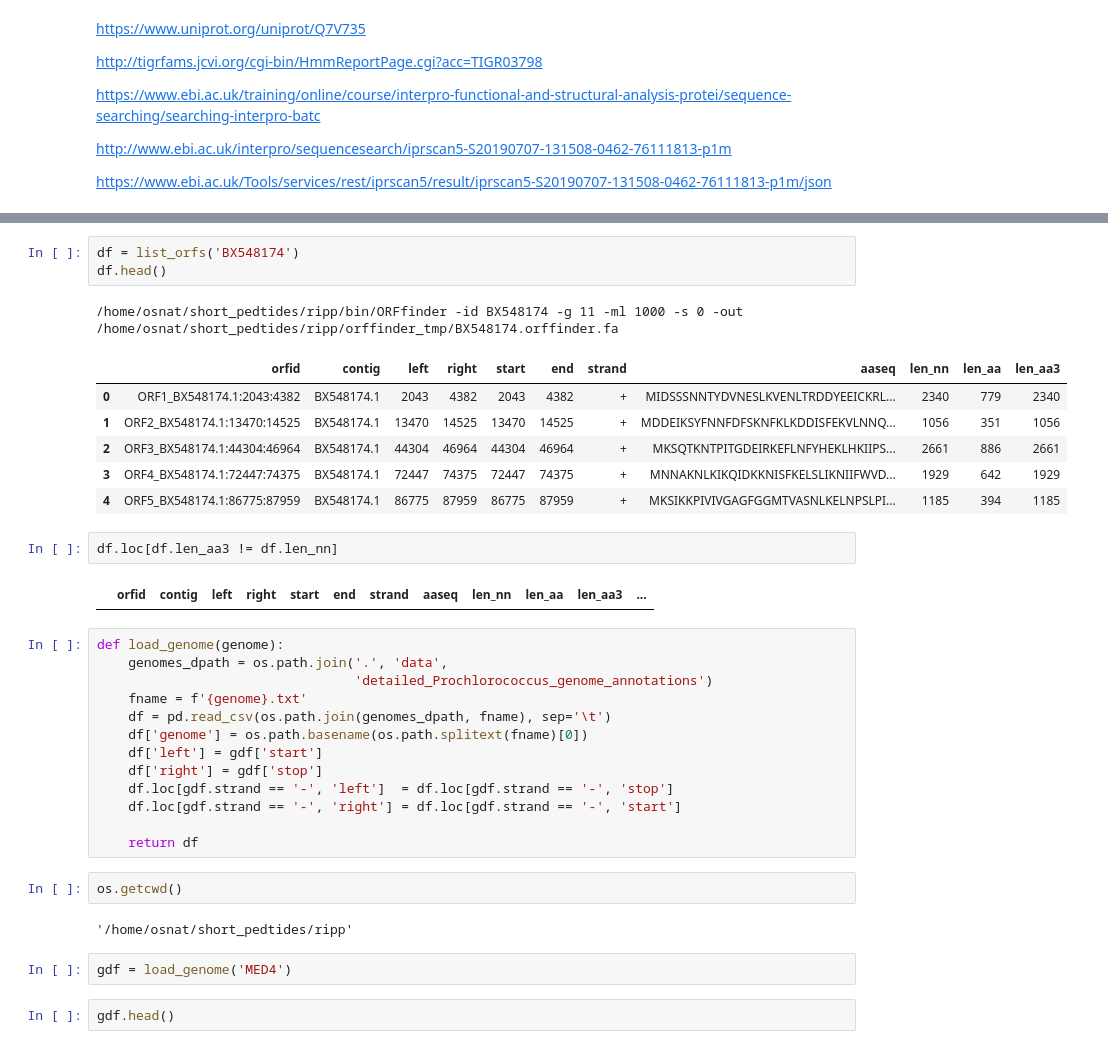
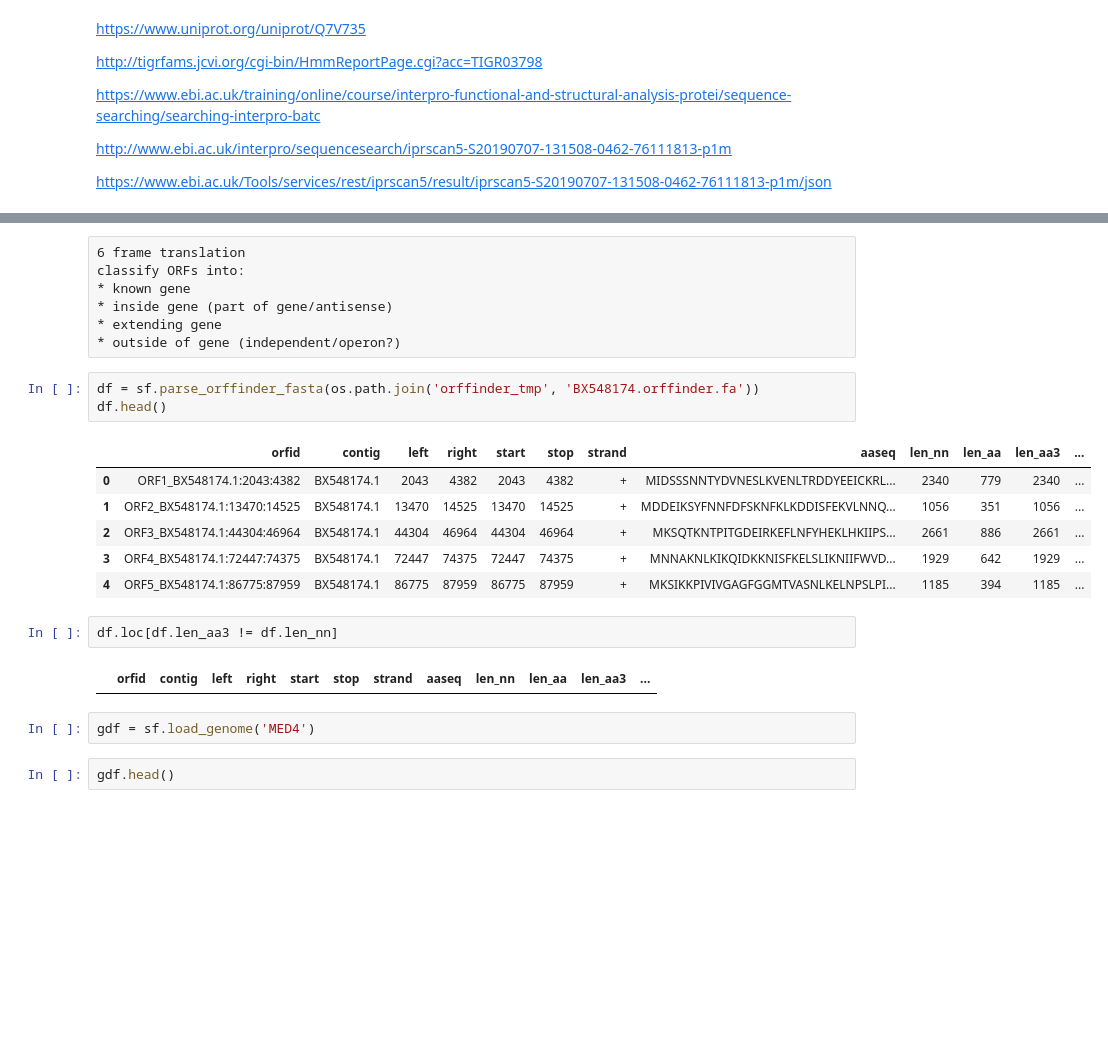
Before and after one commit to wosnat/sep, a Jupyter notebook: find orfs.ipynb, the cells around one changed output, grey strips where cells are left out. Saved outputs shown, nothing was run; the diff lists cells and outputs as text; blank space fills up the shorter version.

```diff
--- a/find orfs.ipynb
+++ b/find orfs.ipynb
@@ -162,37 +46,26 @@ def list_orfs(accession, minimum_length='1000'):
+# %% [raw]
+6 frame translation
+classify ORFs into:
+* known gene
+* inside gene (part of gene/antisense)
+* extending gene
+* outside of gene (independent/operon?)
 # %%
-df = list_orfs('BX548174')
+df = sf.parse_orffinder_fasta(os.path.join('orffinder_tmp', 'BX548174.orffinder.fa'))
 df.head()
 # %% [output]
-/home/osnat/short_pedtides/ripp/bin/ORFfinder -id BX548174 -g 11 -ml 1000 -s 0 -out /home/osnat/short_pedtides/ripp/orffinder_tmp/BX548174.orffinder.fa
-|  | orfid | contig | left | right | start | end | strand | aaseq | len_nn | len_aa | len_aa3 |
-| 0 | ORF1_BX548174.1:2043:4382 | BX548174.1 | 2043 | 4382 | 2043 | 4382 | + | MIDSSSNNTYDVNESLKVENLTRDDYEEICKRL... | 2340 | 779 | 2340 |
-| 1 | ORF2_BX548174.1:13470:14525 | BX548174.1 | 13470 | 14525 | 13470 | 14525 | + | MDDEIKSYFNNFDFSKNFKLKDDISFEKVLNNQ... | 1056 | 351 | 1056 |
-| 2 | ORF3_BX548174.1:44304:46964 | BX548174.1 | 44304 | 46964 | 44304 | 46964 | + | MKSQTKNTPITGDEIRKEFLNFYHEKLHKIIPS... | 2661 | 886 | 2661 |
-| 3 | ORF4_BX548174.1:72447:74375 | BX548174.1 | 72447 | 74375 | 72447 | 74375 | + | MNNAKNLKIKQIDKKNISFKELSLIKNIIFWVD... | 1929 | 642 | 1929 |
-| 4 | ORF5_BX548174.1:86775:87959 | BX548174.1 | 86775 | 87959 | 86775 | 87959 | + | MKSIKKPIVIVGAGFGGMTVASNLKELNPSLPI... | 1185 | 394 | 1185 |
+|  | orfid | contig | left | right | start | stop | strand | aaseq | len_nn | len_aa | len_aa3 | ... |
+| 0 | ORF1_BX548174.1:2043:4382 | BX548174.1 | 2043 | 4382 | 2043 | 4382 | + | MIDSSSNNTYDVNESLKVENLTRDDYEEICKRL... | 2340 | 779 | 2340 | ... |
+| 1 | ORF2_BX548174.1:13470:14525 | BX548174.1 | 13470 | 14525 | 13470 | 14525 | + | MDDEIKSYFNNFDFSKNFKLKDDISFEKVLNNQ... | 1056 | 351 | 1056 | ... |
+| 2 | ORF3_BX548174.1:44304:46964 | BX548174.1 | 44304 | 46964 | 44304 | 46964 | + | MKSQTKNTPITGDEIRKEFLNFYHEKLHKIIPS... | 2661 | 886 | 2661 | ... |
+| 3 | ORF4_BX548174.1:72447:74375 | BX548174.1 | 72447 | 74375 | 72447 | 74375 | + | MNNAKNLKIKQIDKKNISFKELSLIKNIIFWVD... | 1929 | 642 | 1929 | ... |
+| 4 | ORF5_BX548174.1:86775:87959 | BX548174.1 | 86775 | 87959 | 86775 | 87959 | + | MKSIKKPIVIVGAGFGGMTVASNLKELNPSLPI... | 1185 | 394 | 1185 | ... |
 # %%
 df.loc[df.len_aa3 != df.len_nn]
 # %% [output]
-|  | orfid | contig | left | right | start | end | strand | aaseq | len_nn | len_aa | len_aa3 | ... |
+|  | orfid | contig | left | right | start | stop | strand | aaseq | len_nn | len_aa | len_aa3 | ... |
-# %%
-def load_genome(genome):
-    genomes_dpath = os.path.join('.', 'data',
-                                 'detailed_Prochlorococcus_genome_annotations')
-    fname = f'{genome}.txt'
-    df = pd.read_csv(os.path.join(genomes_dpath, fname), sep='\t')
-    df['genome'] = os.path.basename(os.path.splitext(fname)[0])
-    df['left'] = gdf['start']
-    df['right'] = gdf['stop']
-    df.loc[gdf.strand == '-', 'left']  = df.loc[gdf.strand == '-', 'stop']
-    df.loc[gdf.strand == '-', 'right'] = df.loc[gdf.strand == '-', 'start']
-
-    return df
-# %%
-os.getcwd()
-# %% [output]
-'/home/osnat/short_pedtides/ripp'
 # %%
-gdf = load_genome('MED4')
+gdf = sf.load_genome('MED4')
 # %%
 gdf.head()
 # %% [output]
```
Also changed, not shown: parts of 28 cells of this notebook, 2 other files.
